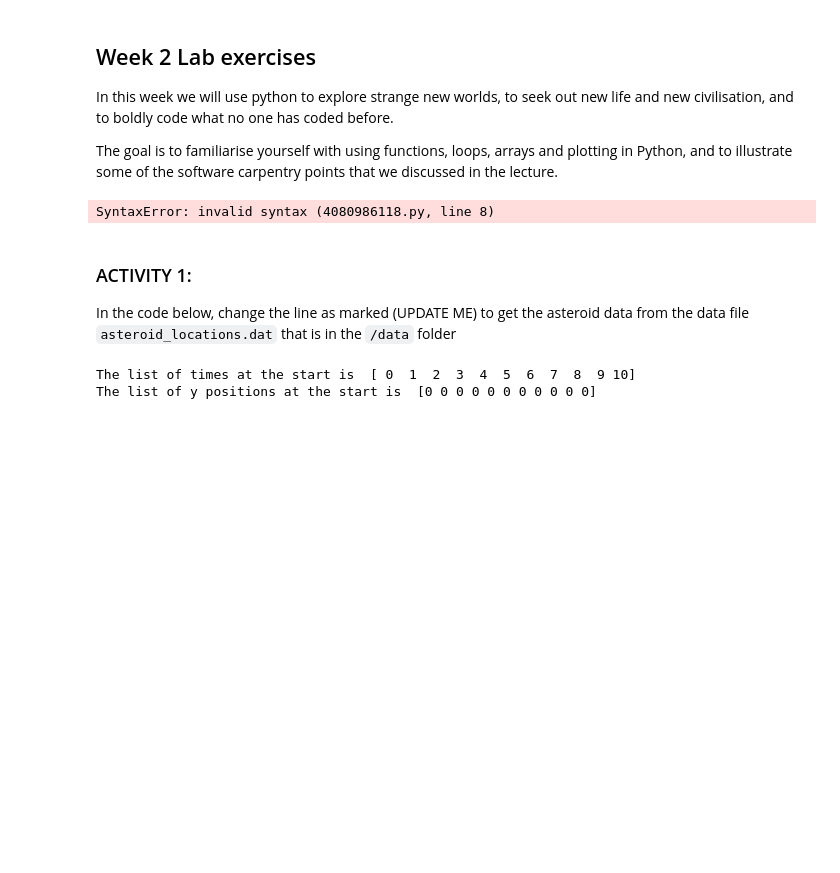
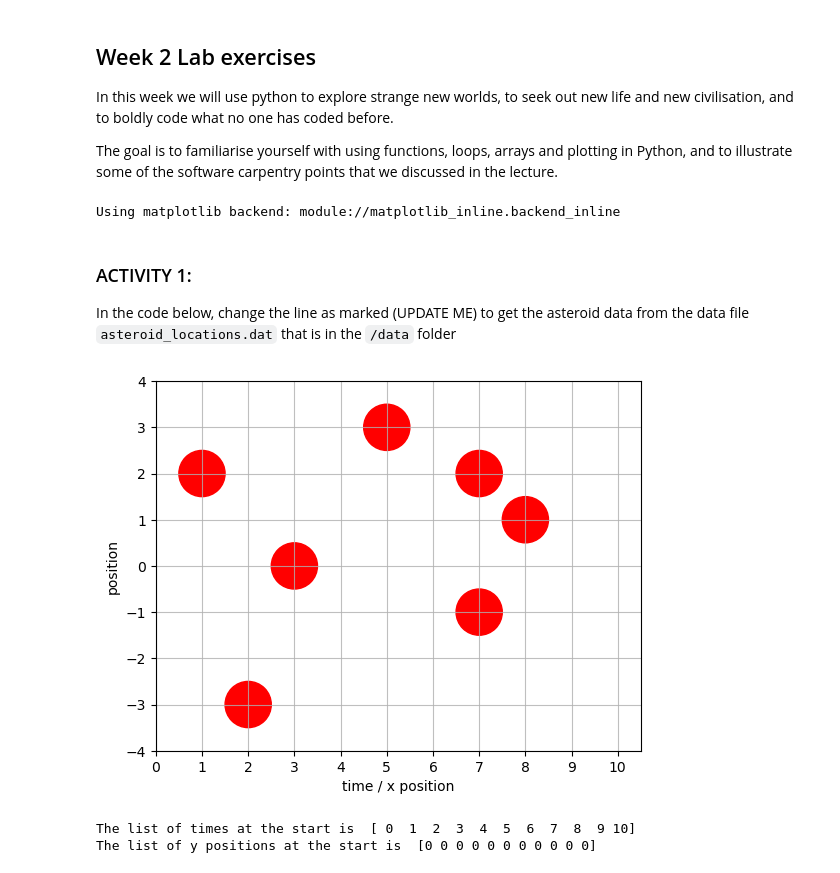
Before and after one commit to sadiaadam/TopicsInSciComp, a Jupyter notebook: Notebooks/Week2_LabExercises.ipynb, the cells around one changed output. Saved outputs shown, nothing was run; the diff lists cells and outputs as text; code cells hidden in the pictures; blank space fills up the shorter version.

```diff
--- a/Notebooks/Week2_LabExercises.ipynb
+++ b/Notebooks/Week2_LabExercises.ipynb
@@ -11,37 +11,38 @@ import matplotlib.pyplot as plt
 
 # The following lines makes the plots appear in another window - if using AppsAnywhere they may appear
 # in another window behind the notebook, and you may have to rearrange the desktop to see them.
-# %matplotlib
-git status
+%matplotlib
 # %% [output]
-SyntaxError: invalid syntax (4080986118.py, line 8)
+Using matplotlib backend: module://matplotlib_inline.backend_inline
 # %% [markdown]
 ### ACTIVITY 1:
 In the code below, change the line as marked (UPDATE ME) to get the asteroid data from the data file `asteroid_locations.dat` that is in the `/data` folder
 # %%
 # Set up the plotting
 
 def plot_asteroid_field(ax) :
     plt.axis([0,10.5,-4,4])
     major_ticks = np.arange(0, 11, 1)
     ax.set_xticks(major_ticks)
     plt.xlabel("time / x position")
     plt.ylabel("position")
     ax.set_aspect('equal')
     ax.grid(which='major', alpha=0.8)
 
     # Mark the asteroid positions onto the plot - read in the data from data/asteroid_locations.dat
     # HINT: the function you need is called loadtxt
-    asteroid_locations= np.array([[0,0], [0,0]]) # UPDATE ME!
+    asteroid_locations= np.loadtxt("data/asteroid_locations.dat") # UPDATE ME!
     for location in asteroid_locations :
         circle=plt.Circle(location, 0.5 , color='r')
         ax.add_artist(circle)
     plt.pause(0.3)
 
 # Test the plot
 fig = plt.figure()
 ax = plt.gcf().gca()
 plot_asteroid_field(ax)
+# %% [output]
+[figure, added]
 # %%
 # set up a list to store the times and positions
 list_of_times = np.array([0, 1, 2, 3, 4, 5, 6, 7, 8, 9, 10])
```
Also changed, not shown: parts of 1 cell of this notebook, 3 other files.
